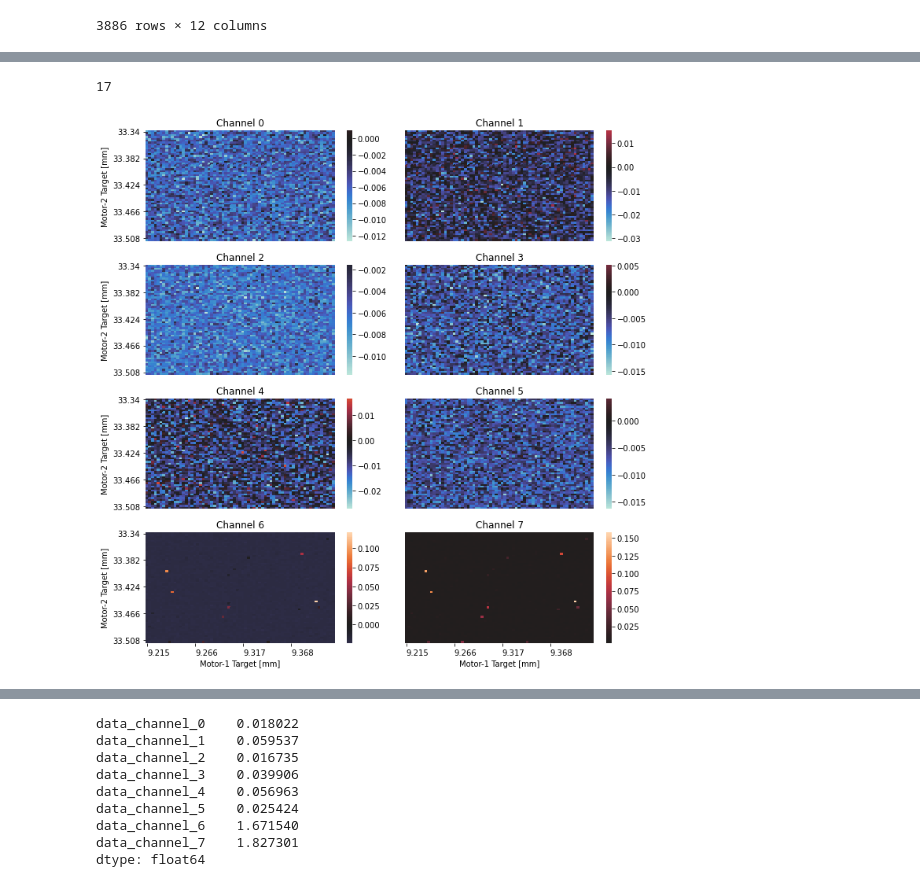
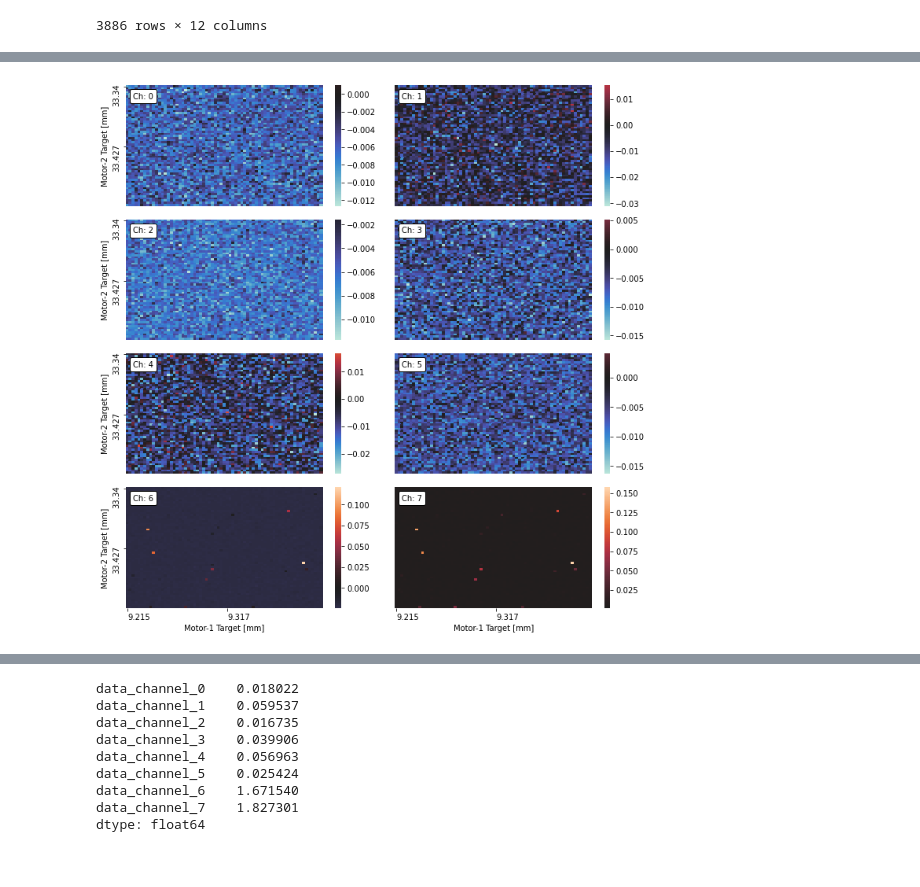
Before and after one commit to griffinbran/Chemical-Physics-Data-Visualization, a Jupyter notebook: code/Data-Cleaning.ipynb, the cells around one changed output, grey strips where cells are left out. Cells and saved outputs as stored; diff of their text form; code cells hidden in the pictures.

```diff
--- a/code/Data-Cleaning.ipynb
+++ b/code/Data-Cleaning.ipynb
@@ -291,16 +376,0 @@ plt.setp( hmap.get_xticklabels(), rotation = 0, rotation_mode='anchor', ha='left
-# %%
-fig, axs = plt.subplots(nrows = 1, ncols = 1, figsize = (8, 5));
-
-# Clean up labels on horizontal-axis
-plot1_labels = list(data['motor-target_1'].value_counts().sort_index().index)
-plot2_labels = list(data['motor-target_2'].value_counts().sort_index().index)
-
-hmap = sns.heatmap(data_to_plot1[5], cmap='icefire', xticklabels=plot1_labels, center=0);
-tau = hmap.twinx()
-tau.set_ylim(0, step2_time*m2_step_count)
-#tau.figure.canvas.draw()
-tau.set_ylabel('Time Delay[fs]: Tau (Drive/Probe)')
-plt.setp([hmap.get_xticklabels()[1::2], hmap.get_yticklabels()[::2]], visible=False);
-plt.setp( hmap.get_xticklabels()[1::2], visible=False);
-plt.setp( hmap.get_xticklabels()[1::2], visible=False);
-plt.setp( hmap.get_xticklabels(), rotation = 0, rotation_mode='anchor', ha='left');
@@ -321,11 +377,17 @@ from mpl_toolkits.axes_grid1 import host_subplot
-# %%
-round(m1_step_count/tick_label_count)
-# %% [output]
-17
 # %%
 # Figsize probably needs to be generalized to remove hardcoded dimensions
 
-fig, axs = plt.subplots(nrows = 4, ncols = 2, sharex= True, sharey=True, figsize=(10,10))
+fig, axs = plt.subplots(nrows = 4,
+                        ncols = 2,
+                        sharex= True,
+                        sharey=True,
+                        figsize=(10,10))
+
+#fig, ((ax0, ax1), (ax2, ax3), (ax4, ax5), (ax6, ax7)) = plt.subplots(nrows = 4,
+#                                                                     ncols = 2,
+#                                                                     figsize=(8, 5),
+#                                                                     sharex=True,
+#                                                                     sharey=True)
 
 # Channels currently range from 0-7
 channel = 0
@@ -337,49 +399,51 @@ last_row = 6
 #v_max = max(signal_df.max())
 
 # Determine number of tick-labels desired on horizontal-axis
-tick_label_count = 4
+tick_label_count = 2
 
 # Four rows may not always be desired
 for row in range(0,4):
     # Two heatmaps side-by-side should generally be readible
     for col in range(0,2):
-        # cmap chosen for ease of readability in diverging color palette
+        # Display a 2D-Scan Intensity in each instance initialized by AxesGrid
         hmap = sns.heatmap(data_to_plot1[channel],
                            #ax=axs[row][col],
+                           ax=axs[row][col],
                            xticklabels = round(m1_step_count/tick_label_count),
                            yticklabels = round(m2_step_count/tick_label_count),
-                           center=0,
-                           cmap='icefire',
-                           #vmin = v_min,
-                           #vmax = v_max,
-                           ax=axs[row][col]);
+                           center=0, # Sets the center of cbar at zero
+                           #vmin = v_min,# Sets cbar min for all subplots
+                           #vmax = v_max,# Sets cbar max for all subplots
+                           cmap = 'icefire'); # Diverging color palette for readability
 
         # Where should the CHANNEL be labeled?
         hmap.set_xlabel(f'Motor-1 Target [mm]')
         hmap.set_ylabel(f'Motor-2 Target [mm]')
-        hmap.set_title(f'Channel {channel}')
+        #hmap.set_title(f'Channel {channel}')
+        draw_text(hmap, channel)
 
         # The vertical axis is shared in the call to subplots
         #if channel%2==0:
             # Clean vertical axis with fewer labels displayed
             #plt.setp(hmap.get_yticklabels()[::2], visible=False)
 
         # Hide y-axis labels and y-ticks in second column (sharey=True in subplots)
         if channel%2 != 0:
             plt.setp(hmap.get_yaxis(), visible=False);
 
         # Horizontal axis is shared
         if channel < last_row:
             #hmap.set_xlabel('') # Removes xaxis-label if "plt.setp..."" is commented out below
             plt.setp(hmap.get_xaxis(), visible=False); #Hides ticks and axis-label, tick-label not visible either way
         #
         if channel >= last_row:
             #plt.setp( hmap.get_xticklabels()[1::2], visible=False);
             plt.setp( hmap.get_xticklabels(), rotation = 0, rotation_mode='anchor', ha='left');
+        # Increment channel for the next subplot
         channel += 1
 plt.tight_layout()
 # %% [output]
-[figure, old version]
+[figure, new version]
 # %%
 data_cols = [col_name for col_name in data if 'data_channel' in col_name]
 signal_df = data[data_cols]
```
Also changed, not shown: parts of 17 cells of this notebook, 6 other files.
